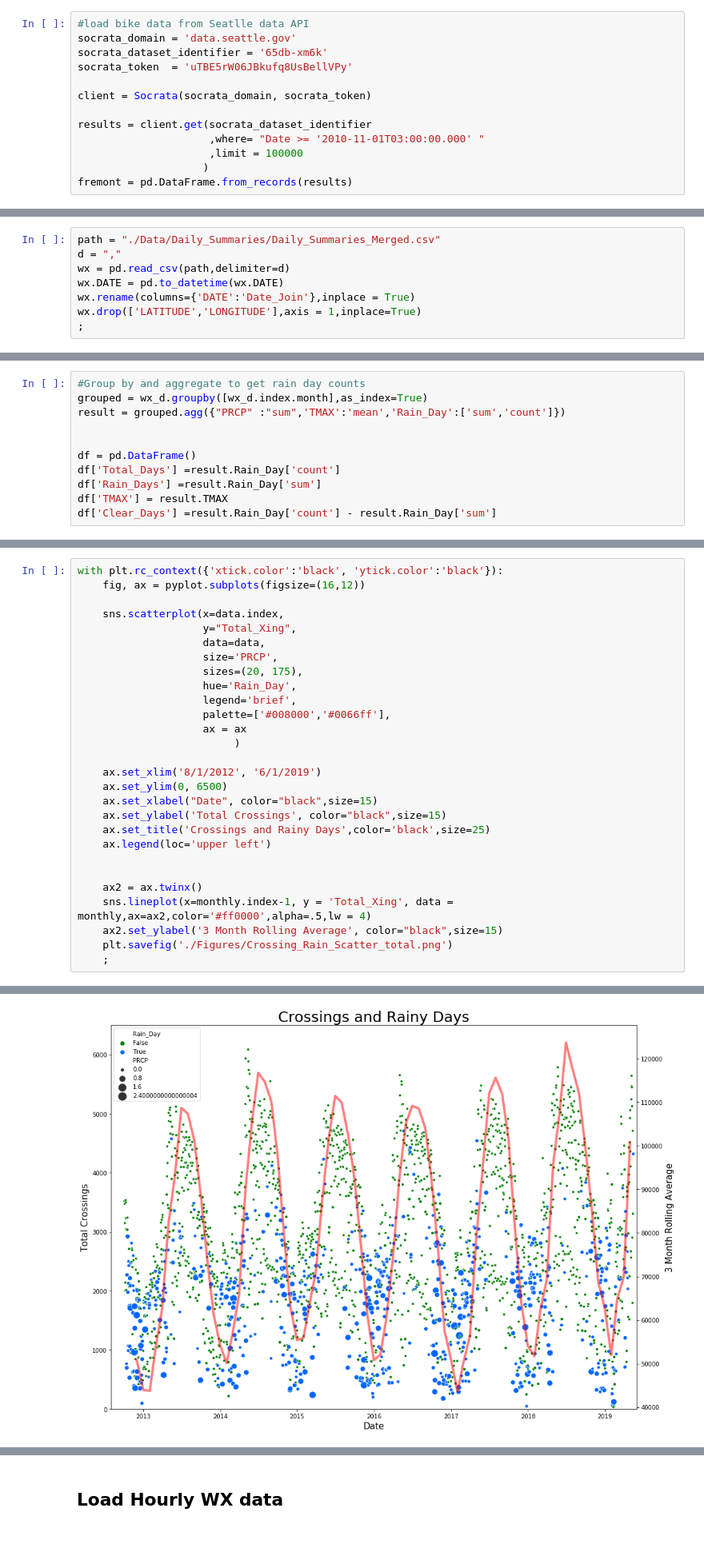
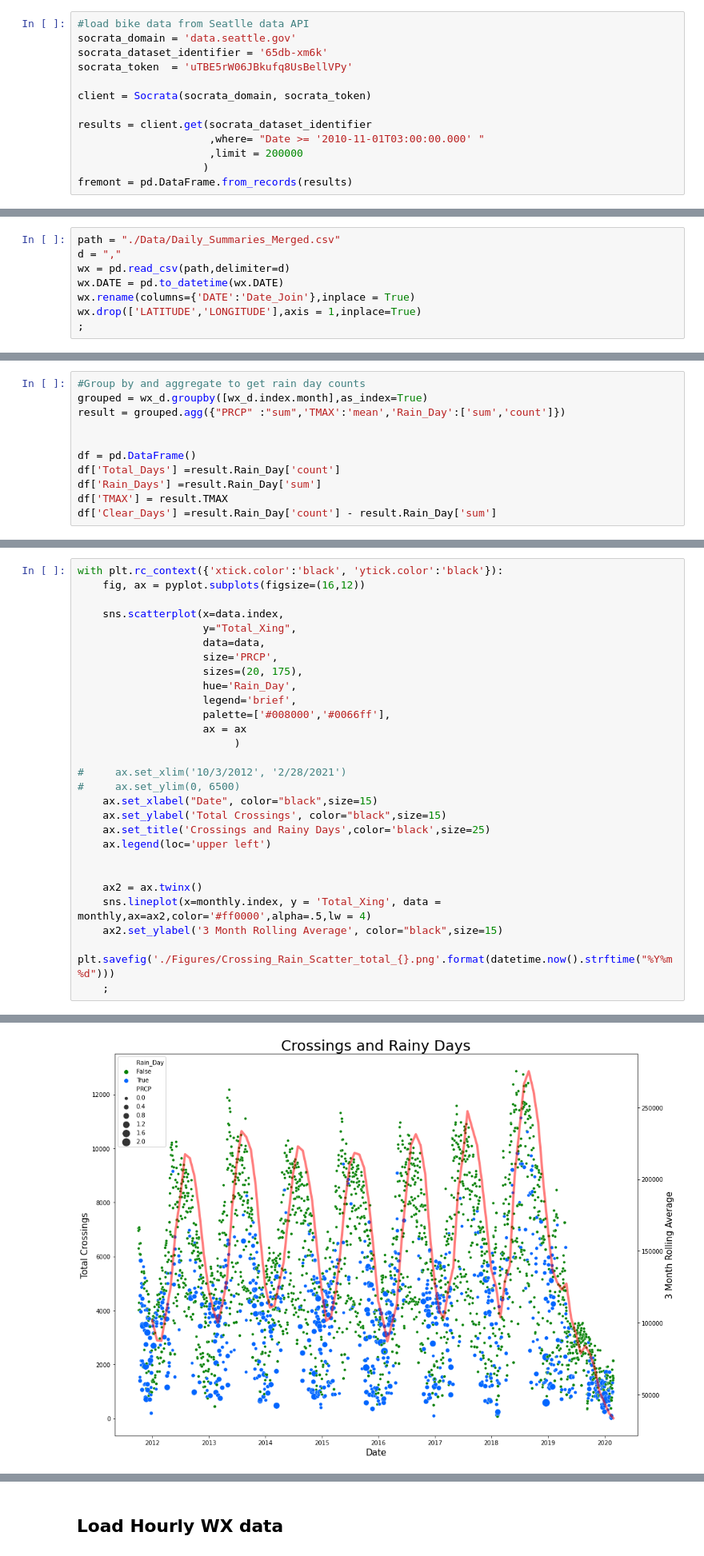
Before and after one commit to codyRing/Data_Science_Captstone, a Jupyter notebook: Final_Graphs.ipynb, the cells around one changed output, grey strips where cells are left out. Shown at 80% size. Cells and saved outputs as stored; diff of their text form.

Commit message:
Update wx graphs for 2021

```diff
--- a/Final_Graphs.ipynb
+++ b/Final_Graphs.ipynb
@@ -53,7 +53,7 @@ client = Socrata(socrata_domain, socrata_token)
 
 results = client.get(socrata_dataset_identifier
                      ,where= "Date >= '2010-11-01T03:00:00.000' "
-                     ,limit = 100000
+                     ,limit = 200000
                     )
 fremont = pd.DataFrame.from_records(results)
 # %%
@@ -173,7 +169,7 @@ with plt.rc_context({'xtick.color':'black', 'ytick.color':'black'}):
 # %% [markdown]
 ## Load Weather Data
 # %%
-path = "./Data/Daily_Summaries/Daily_Summaries_Merged.csv"
+path = "./Data/Daily_Summaries_Merged.csv"
 d = ","
 wx = pd.read_csv(path,delimiter=d)
 wx.DATE = pd.to_datetime(wx.DATE)
@@ -258,8 +254,8 @@ with plt.rc_context({'xtick.color':'black', 'ytick.color':'black'}):
                     ax = ax
                          )
 
-    ax.set_xlim('8/1/2012', '6/1/2019')
-    ax.set_ylim(0, 6500)
+#     ax.set_xlim('10/3/2012', '2/28/2021')
+#     ax.set_ylim(0, 6500)
     ax.set_xlabel("Date", color="black",size=15)
     ax.set_ylabel('Total Crossings', color="black",size=15)
     ax.set_title('Crossings and Rainy Days',color='black',size=25)
@@ -267,8 +263,8 @@ with plt.rc_context({'xtick.color':'black', 'ytick.color':'black'}):
 
 
     ax2 = ax.twinx()
-    sns.lineplot(x=monthly.index-1, y = 'Total_Xing', data = monthly,ax=ax2,color='#ff0000',alpha=.5,lw = 4)
+    sns.lineplot(x=monthly.index, y = 'Total_Xing', data = monthly,ax=ax2,color='#ff0000',alpha=.5,lw = 4)
     ax2.set_ylabel('3 Month Rolling Average', color="black",size=15)
-    plt.savefig('./Figures/Crossing_Rain_Scatter_total.png')
+    plt.savefig('./Figures/Crossing_Rain_Scatter_total_{}.png'.format(datetime.now().strftime("%Y%m%d")))
     ;
 # %% [output]
@@ -279,4 +271,4 @@ with plt.rc_context({'xtick.color':'black', 'ytick.color':'black'}):
-[figure, old version]
+[figure, new version]
 # %%
 with plt.rc_context({'xtick.color':'black', 'ytick.color':'black'}):
     fig, ax = pyplot.subplots(figsize=(16,12))
```
Also changed, not shown: parts of 10 cells of this notebook, 6 other files.
